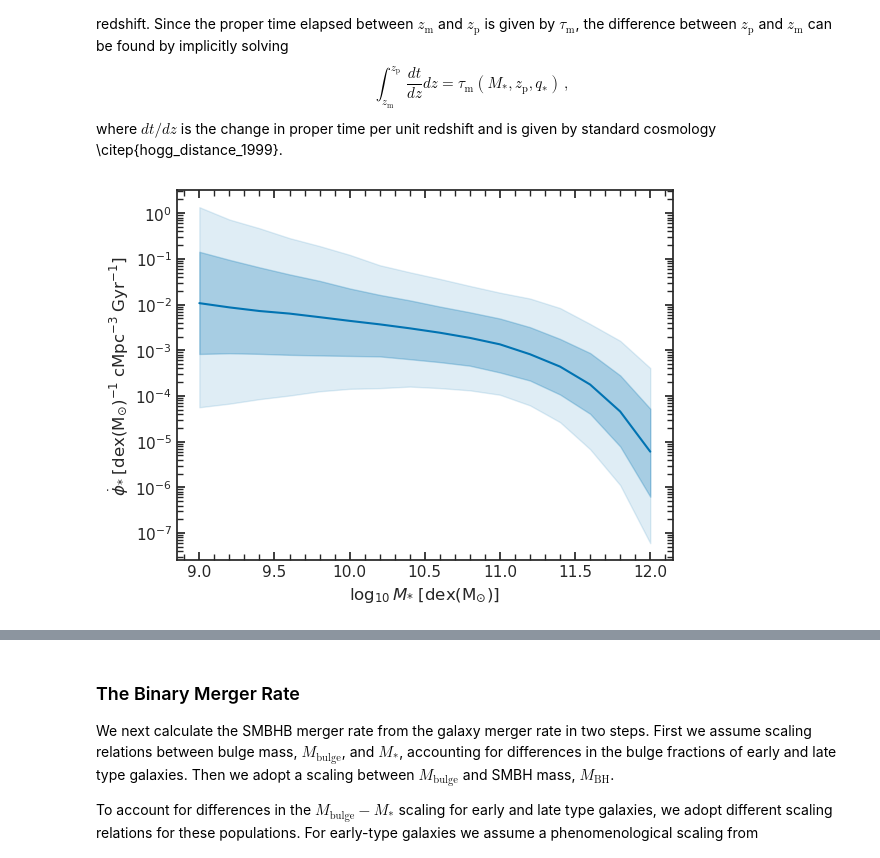
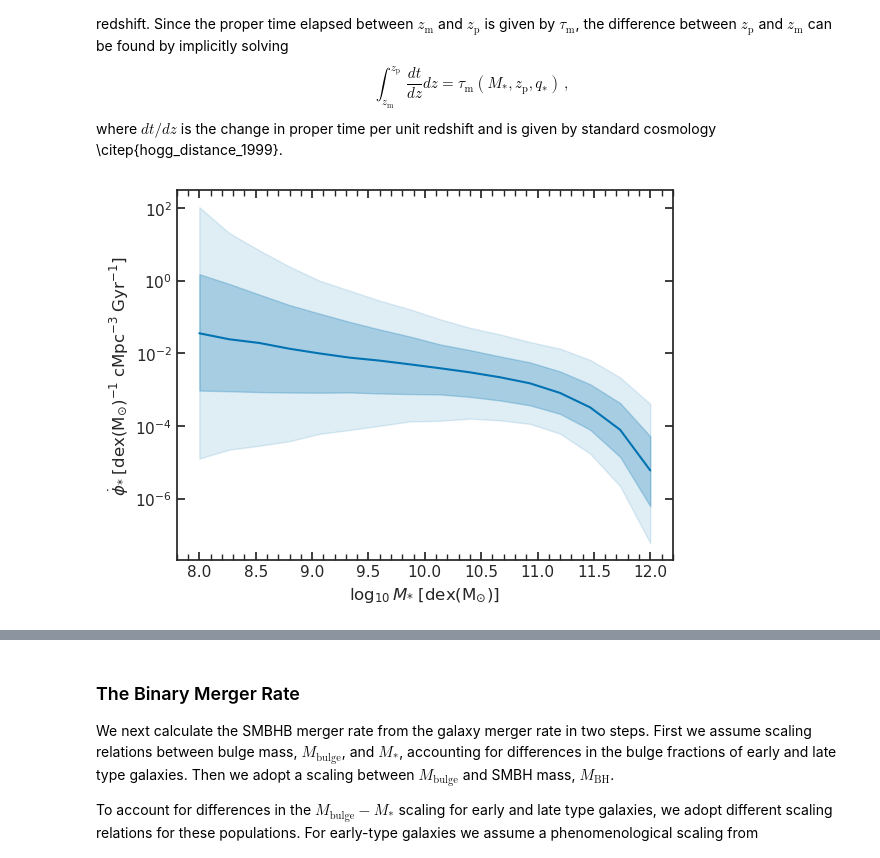
Before and after one commit to jacaseyclyde/oddAGN, a Jupyter notebook: notebooks/3-modeling/3.02-jacc-smbhb-merger-rate.ipynb, the cells around one changed output, grey strips where cells are left out. Drawn from its saved outputs; the diff is of its cells as text; code cells hidden in the pictures.

```diff
--- a/notebooks/3-modeling/3.02-jacc-smbhb-merger-rate.ipynb
+++ b/notebooks/3-modeling/3.02-jacc-smbhb-merger-rate.ipynb
@@ -138,7 +138,7 @@ QUANTILES = [
 ]
 
 # Properties to sample over
-log10_mgal = np.linspace(9, 12, num=N_MESH)
+log10_mgal = np.linspace(8, 12, num=N_MESH)
 log10_mbulge = np.linspace(8, 12, num=N_MESH)
 log10_mbhb = np.linspace(8, 10.5, num=N_MESH)
 redz = np.linspace(0, 5, num=N_MESH)
@@ -468,32 +476,33 @@ gmr = galaxy_merger_rate(
     alpha_t=merger_time_alpha,
     beta_t=merger_time_beta,
     gamma_t=merger_time_gamma,
+    redz_pair_grid=np.append([0], np.geomspace(1e-4, 200, num=1000))
 )
 
 gmr_integ = np.trapezoid(gmr, q_gal, axis=3)
 gmr_integ = np.trapezoid(gmr_integ, redz, axis=2)
 gmr_integ_quantiles = np.quantile(gmr_integ, q=QUANTILES, axis=0)
 
 ax.plot(log10_mgal, gmr_integ_quantiles[2], color=cs[0])
 ax.fill_between(
     log10_mgal,
     gmr_integ_quantiles[1],
     gmr_integ_quantiles[3],
     color=cs[0],
     alpha=.25
 )
 ax.fill_between(
     log10_mgal,
     gmr_integ_quantiles[0],
     gmr_integ_quantiles[4],
     color=cs[0],
     alpha=.125
 )
 
 ax.set_yscale("log")
 ax.set_xlabel(r"$\log_{10} M_{*} \; [\mathrm{dex}(\mathrm{M}_{\odot})]$")
 ax.set_ylabel(r"$\dot{\phi}_{*} \; [\mathrm{dex}(\mathrm{M}_{\odot})^{-1} \; \mathrm{cMpc}^{-3} \; \mathrm{Gyr}^{-1}]$")
 
 plt.show()
 # %% [output]
-[figure, old version]
+[figure, new version]
```
Also changed, not shown: parts of 12 cells of this notebook, 7 other files.
